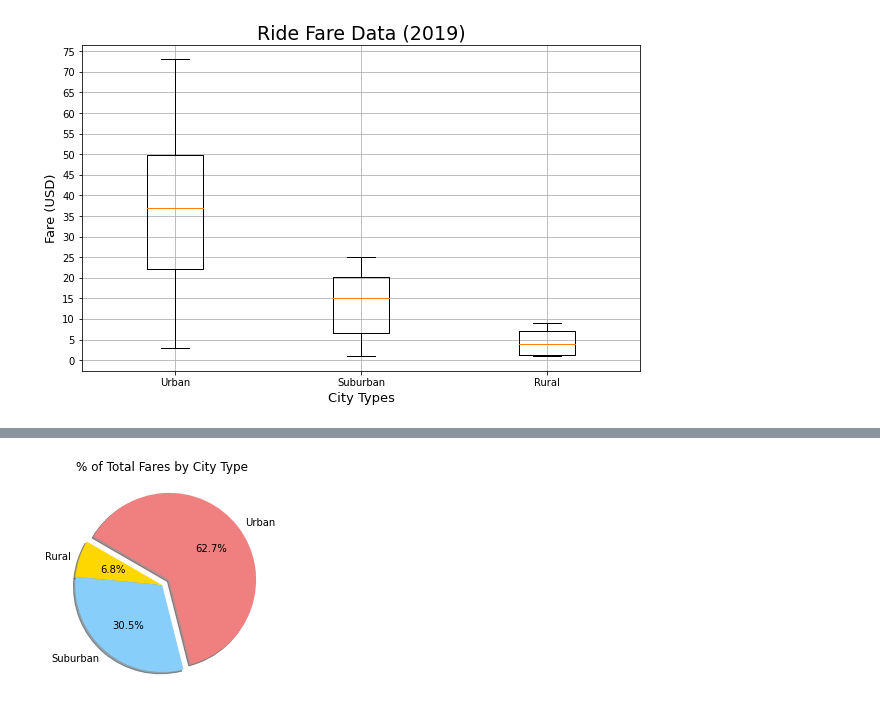
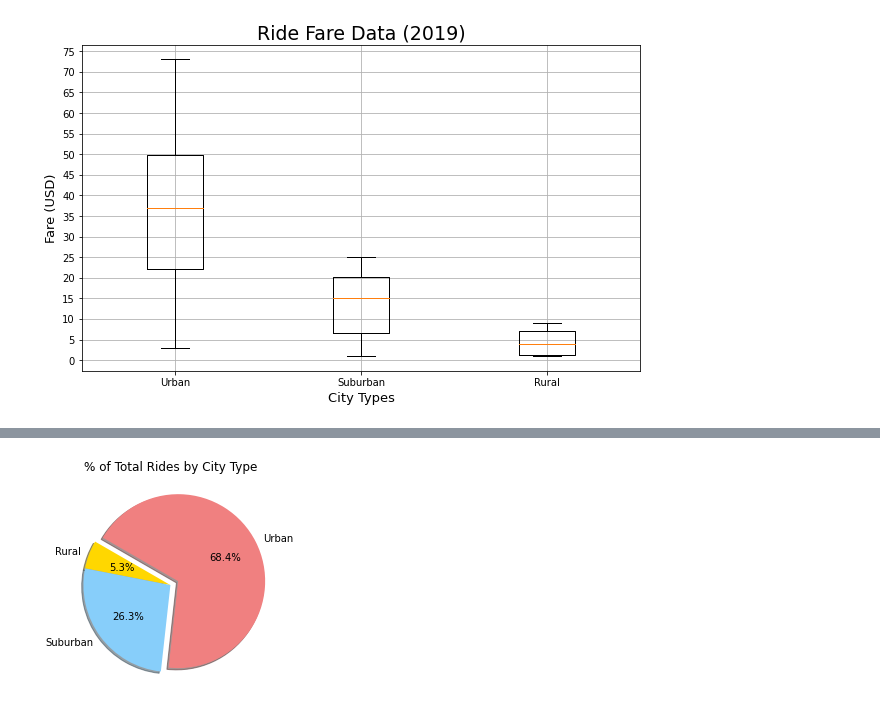
Before and after one commit to nabilram/pyber_analytics, a Jupyter notebook: pyber.ipynb, the cells around one changed output, grey strips where cells are left out. Cells and saved outputs as stored; diff of their text form; code cells hidden in the pictures.

```diff
--- a/pyber.ipynb
+++ b/pyber.ipynb
@@ -192,14 +195,29 @@ Name: fare, dtype: float64
+# %%
+# Calculate the percentage of rides for each city type, and pie chart
+ride_percents = 100 * pyber_df.groupby(["type"]).count()["ride_id"] / pyber_df["ride_id"].count()
+plt.pie(ride_percents,
+    labels=["Rural", "Suburban", "Urban"],
+    colors=["gold", "lightskyblue", "lightcoral"],
+    explode=[0, 0, 0.1],
+    autopct='%1.1f%%',
+    shadow=True,
+    startangle=150)
+plt.title("% of Total Rides by City Type")
+# Save Figure
+plt.savefig("analysis/Fig6.png")
+plt.show()
+# %% [output]
+[figure, added]
 # %%
-plt.pie(type_percents,
+driver_percents = 100 * city_df.groupby(["type"]).sum()["driver_count"] /city_df["driver_count"].sum()
+plt.pie(driver_percents,
     labels=["Rural", "Suburban", "Urban"],
     colors=["gold", "lightskyblue", "lightcoral"],
     explode=[0, 0, 0.1],
     autopct='%1.1f%%',
     shadow=True,
     startangle=150)
-plt.title("% of Total Fares by City Type")
+plt.title("% of Total Drivers by City Type")
 # Save Figure
-plt.savefig("analysis/Fig5.png")
+plt.savefig("analysis/Fig7.png")
 plt.show()
-# %% [output]
-[figure, removed]
```
Also changed, not shown: parts of 1 cell of this notebook, 1 other file.
